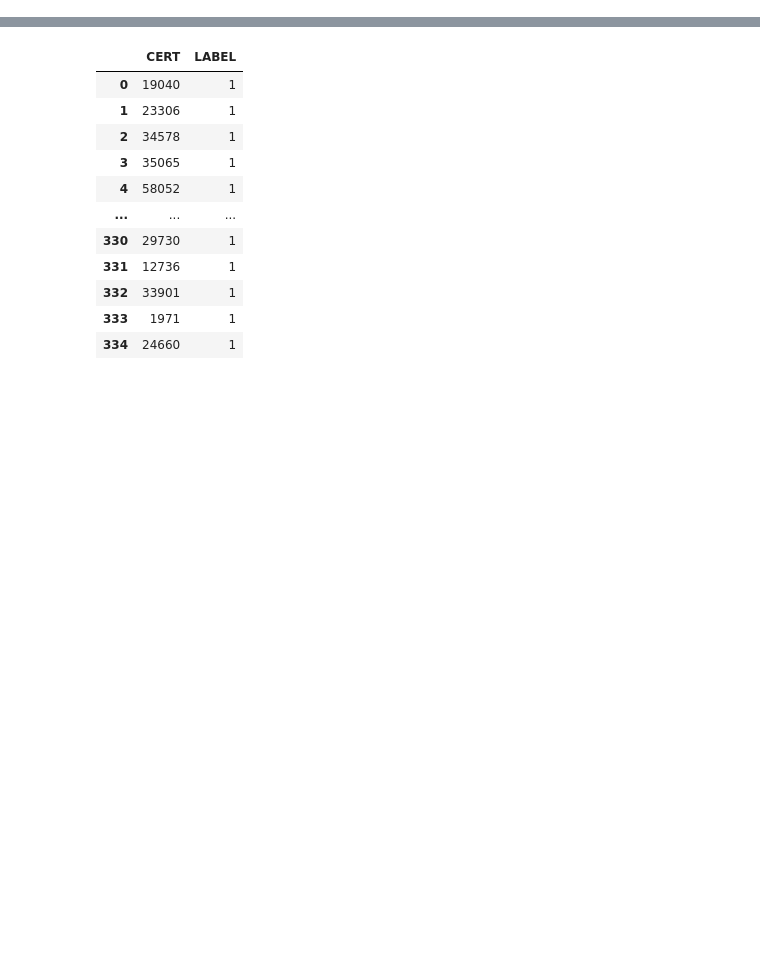
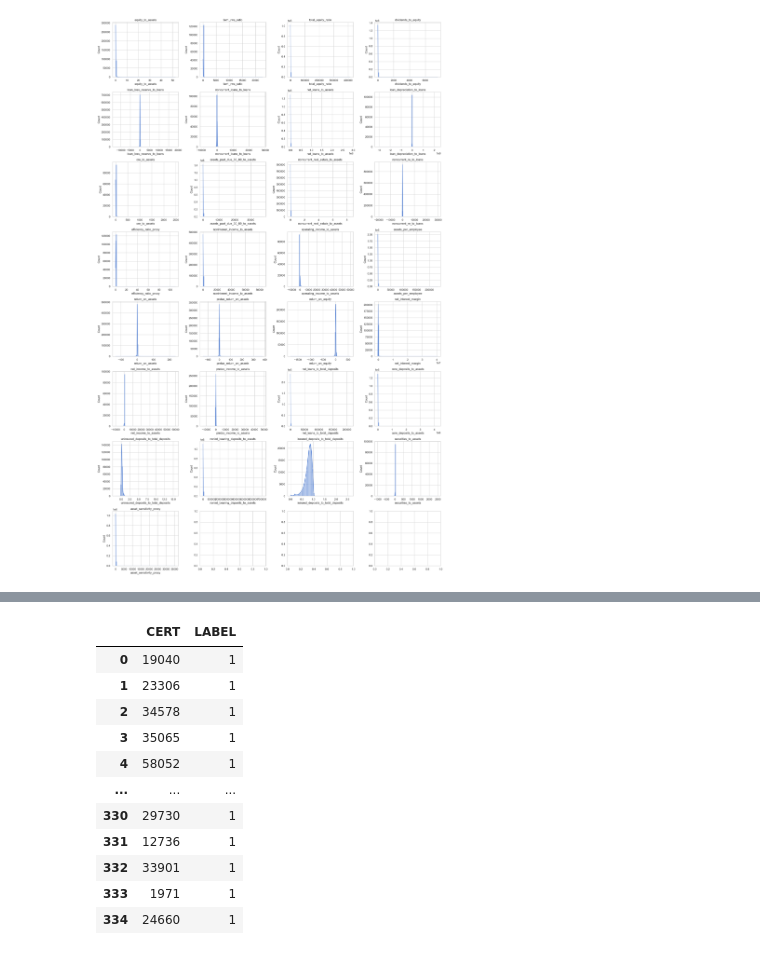
Before and after one commit to kkhalilli/financial_crisis_failure_prediction, a Jupyter notebook: bank_data_notebook.ipynb, the cells around one changed output, grey strips where cells are left out. Cells and saved outputs as stored; diff of their text form; code cells hidden in the pictures; blank space fills up the shorter version.

```diff
--- a/bank_data_notebook.ipynb
+++ b/bank_data_notebook.ipynb
@@ -99,0 +176,5 @@ Name: ORE, dtype: float64
+# %%
+# Run the plot function
+plot_feature_distributions(camels_ratios_df, camels_ratios_df.columns[3:])
+# %% [output]
+[figure, added]
```
Also changed, not shown: parts of 19 cells of this notebook, 2 other files.
